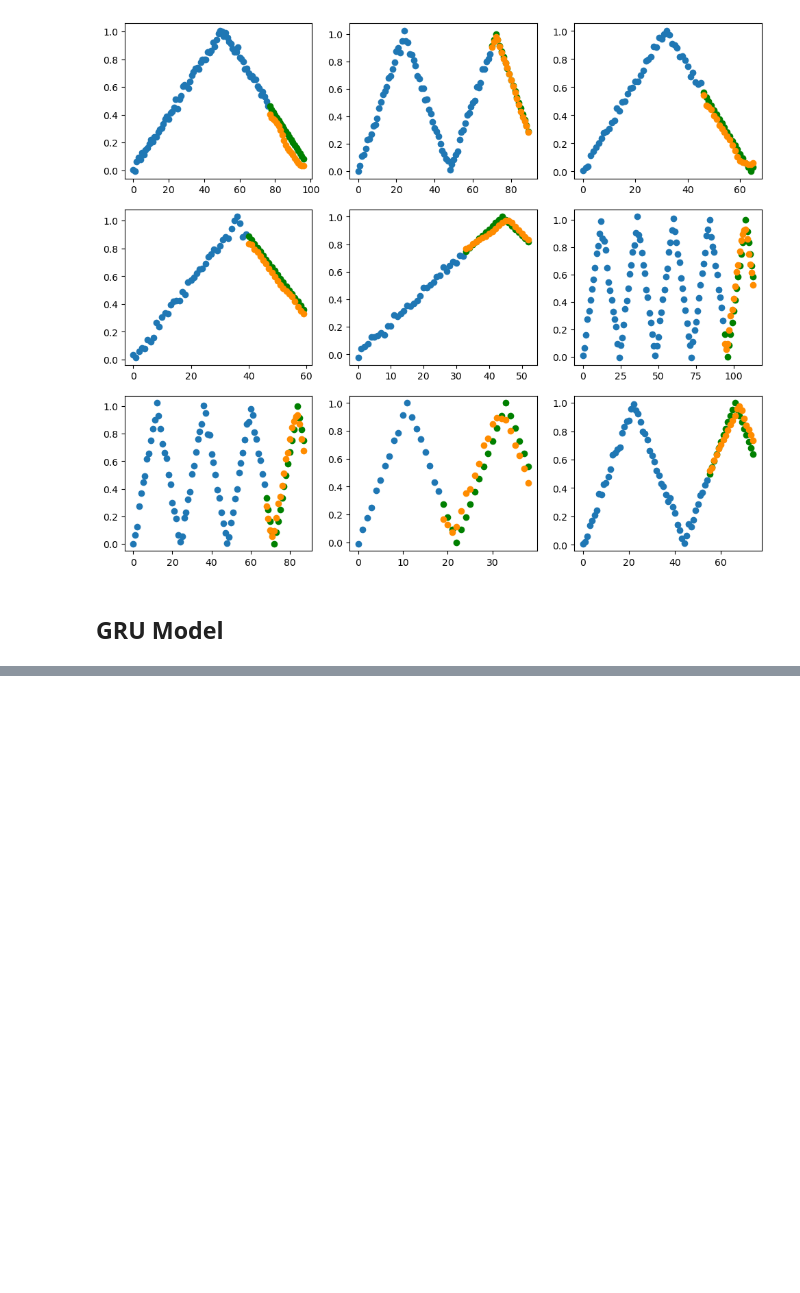
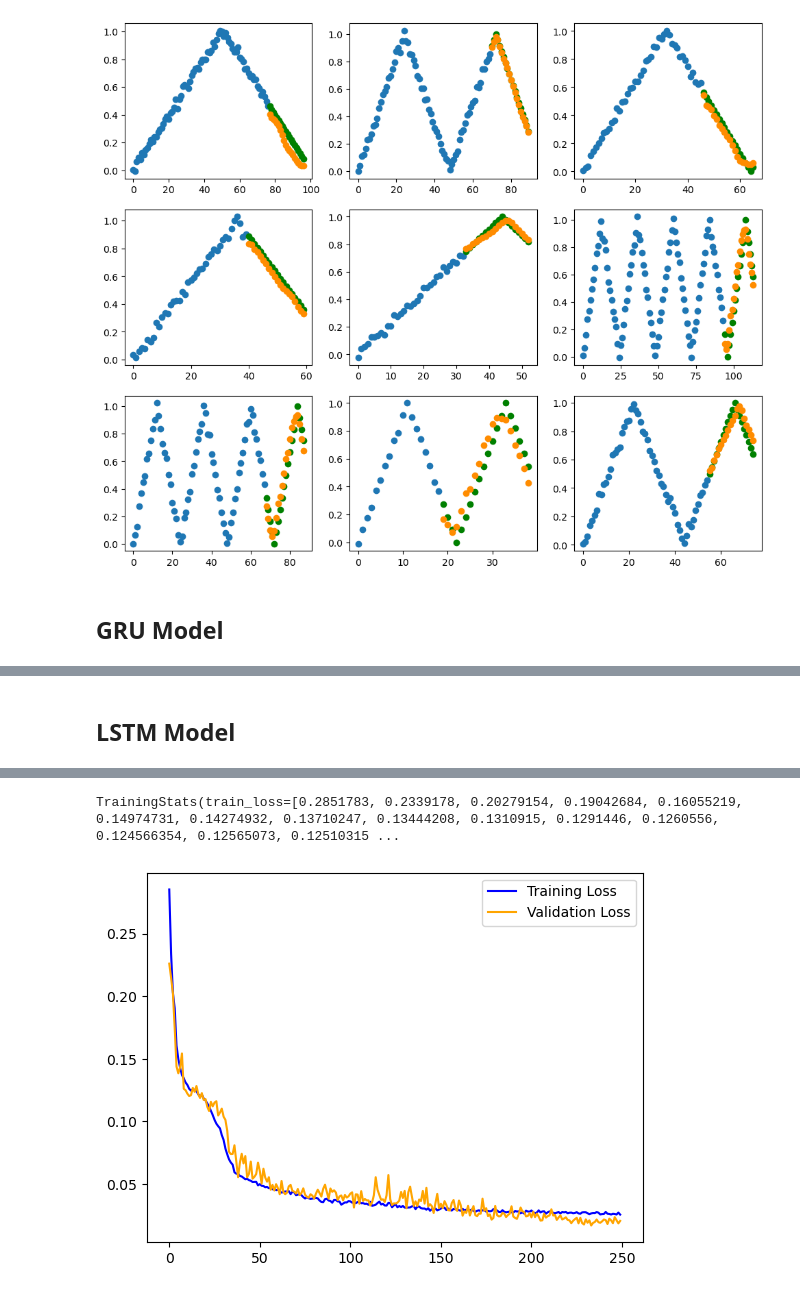
Before and after one commit to Tobilence/DMML_RNN, a Jupyter notebook: Horizon_forecast.ipynb, the cells around one changed output, grey strips where cells are left out. Cells and saved outputs as stored; diff of their text form; code cells hidden in the pictures; blank space fills up the shorter version.

```diff
--- a/Horizon_forecast.ipynb
+++ b/Horizon_forecast.ipynb
@@ -255,0 +250,8 @@ Tomorrow, I want to test the following:
+# %% [markdown]
+## LSTM Model
+# %%
+lstm_model = LSTM_RNN(1,30,1)
+adam_gru = torch.optim.Adam(lstm_model.parameters(), lr=3e-4)
+
+train(lstm_model, EPOCHS, X_train, y_train, loss_f=mae_loss, optimizer=adam_gru)
+# %% [output]
@@ -255,0 +259,2 @@ Tomorrow, I want to test the following:
+TrainingStats(train_loss=[0.2851783, 0.2339178, 0.20279154, 0.19042684, 0.16055219, 0.14974731, 0.14274932, 0.13710247, 0.13444208, 0.1310915, 0.1291446, 0.1260556, 0.124566354, 0.12565073, 0.12510315 ...
+[figure, added]
```
Also changed, not shown: parts of 15 cells of this notebook, 3 other files.
